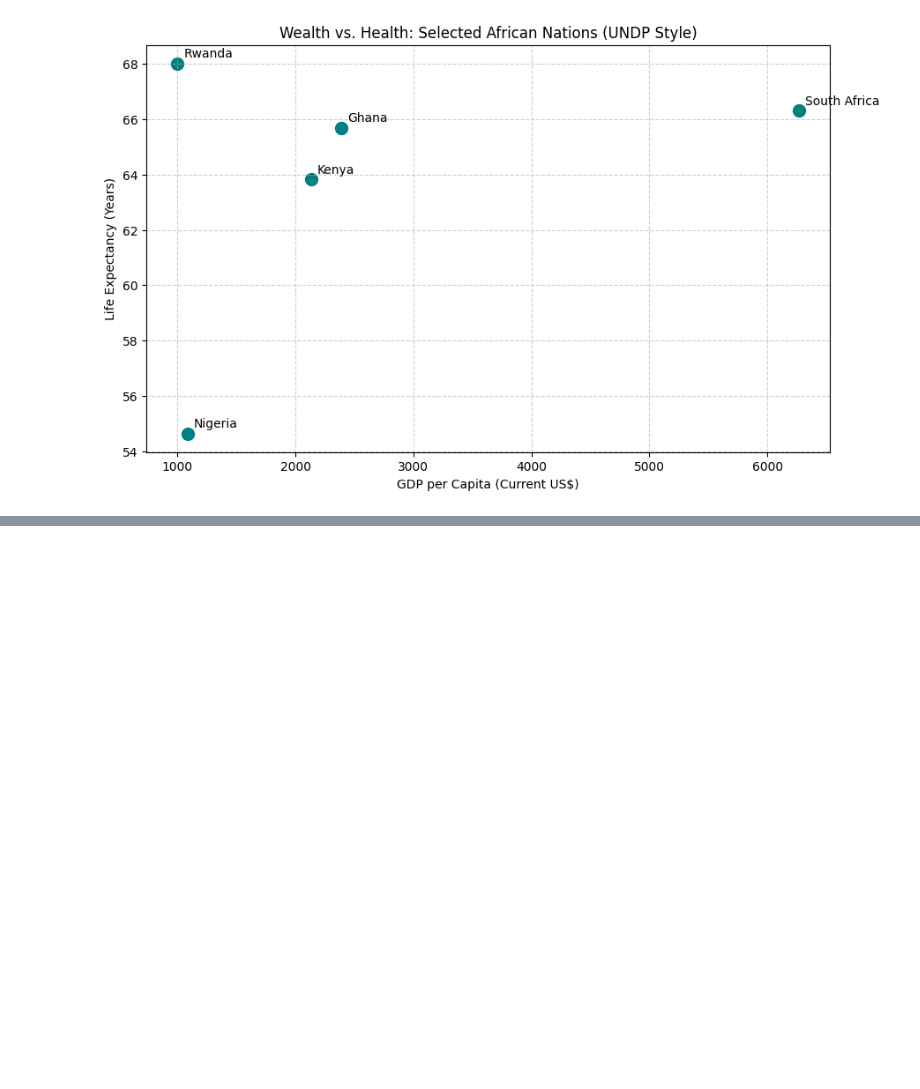
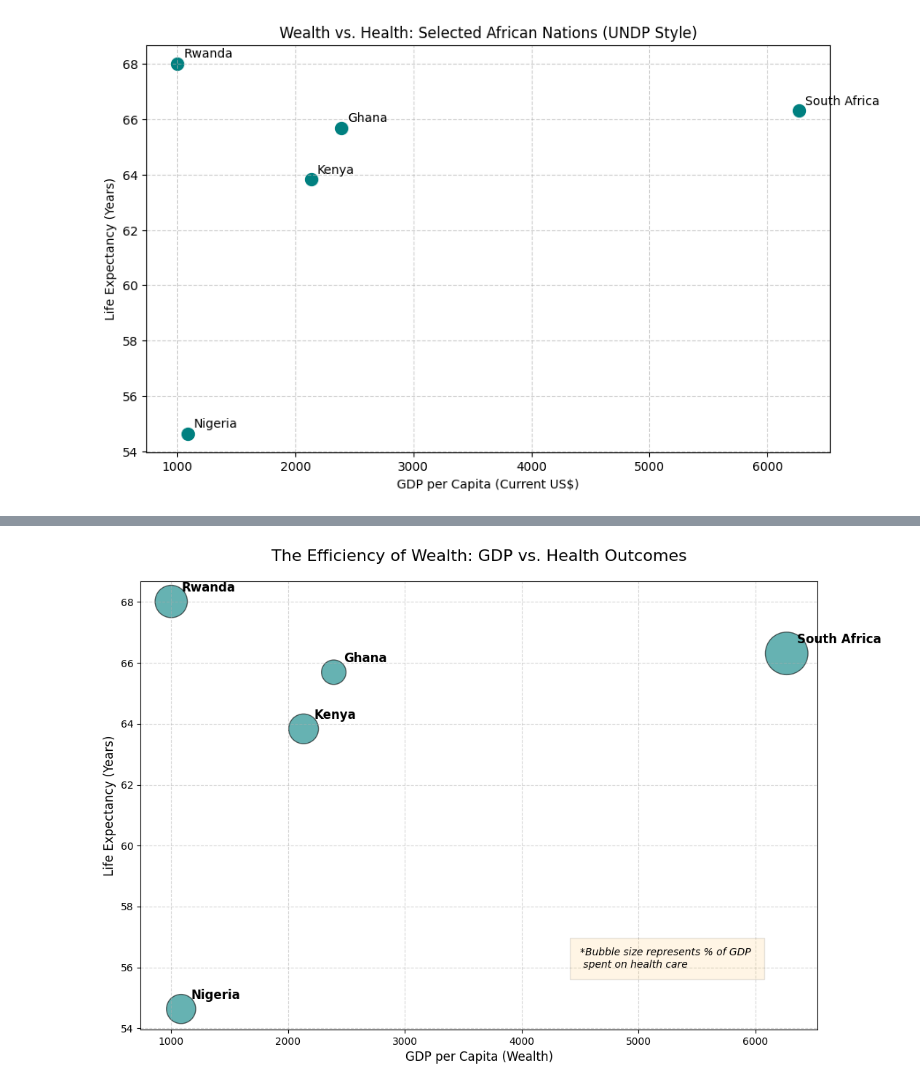
Before and after one commit to PaulF-Analytics/Global-Impact-Data-Analysis, a Jupyter notebook: UNDP_SocioEconomic_Analysis.ipynb, the cells around one changed output, grey strips where cells are left out. Cells and saved outputs as stored; diff of their text form; code cells hidden in the pictures; blank space fills up the shorter version.

Commit message:
Add health expenditure data and generate bubble chart for policy analysis

```diff
--- a/UNDP_SocioEconomic_Analysis.ipynb
+++ b/UNDP_SocioEconomic_Analysis.ipynb
@@ -146,0 +199,33 @@ plt.show()
+# %%
+import matplotlib.pyplot as plt
+
+# 1. Setup the figure
+plt.figure(figsize=(12, 8))
+
+# 2. Create the Bubble Chart
+# s = size of the bubble (we multiply Health_Exp_Pct by 200 to make them visible)
+scatter = plt.scatter(df_final_triple['GDP_Capita'],
+            df_final_triple['Life_Exp'],
+            s=df_final_triple['Health_Exp_Pct']*200,
+            alpha=0.6,
+            color='teal',
+            edgecolors="black")
+
+# 3. Annotate each country
+for i, txt in enumerate(df_final_triple['Country']):
+    plt.annotate(txt, (df_final_triple['GDP_Capita'].iloc[i], df_final_triple['Life_Exp'].iloc[i]),
+                 xytext=(10,10), textcoords='offset points', fontsize=12, fontweight='bold')
+
+# 4. Add professional labels and a legend
+plt.title('The Efficiency of Wealth: GDP vs. Health Outcomes', fontsize=16, pad=20)
+plt.xlabel('GDP per Capita (Wealth)', fontsize=12)
+plt.ylabel('Life Expectancy (Years)', fontsize=12)
+plt.grid(True, linestyle='--', alpha=0.5)
+
+# Add a note explaining bubble size
+plt.text(4500, 56, '*Bubble size represents % of GDP \n spent on health care',
+         fontsize=10, style='italic', bbox={'facecolor': 'orange', 'alpha': 0.1, 'pad': 10})
+
+plt.show()
+# %% [output]
+[figure, added]
```
Also changed, not shown: parts of 3 cells of this notebook.
